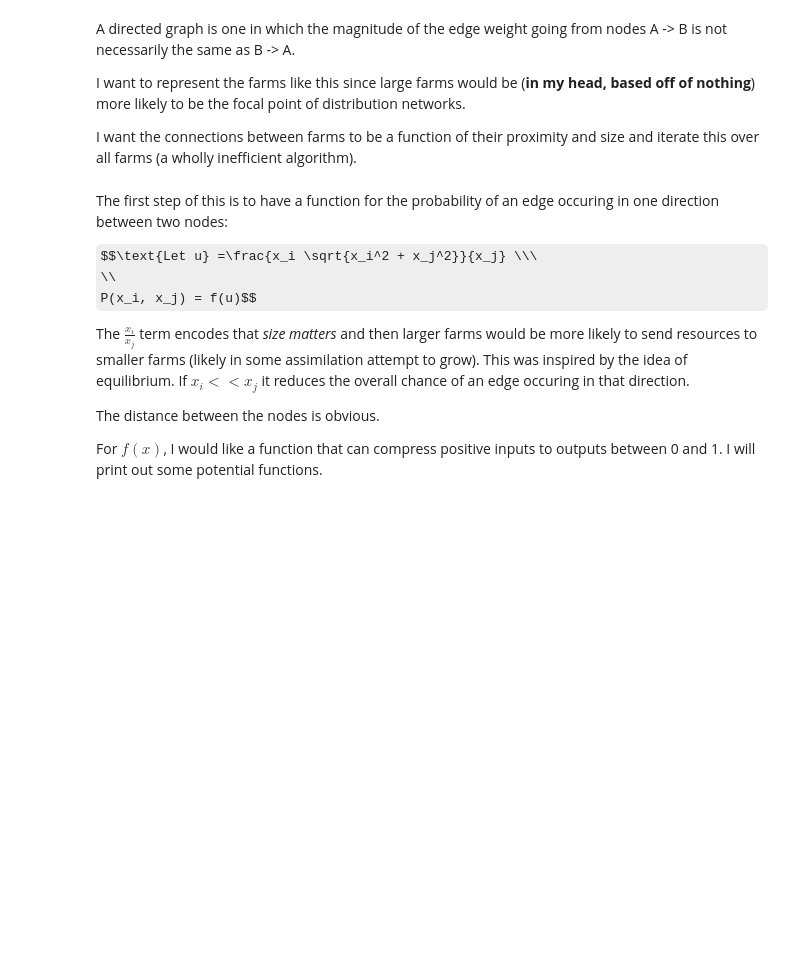
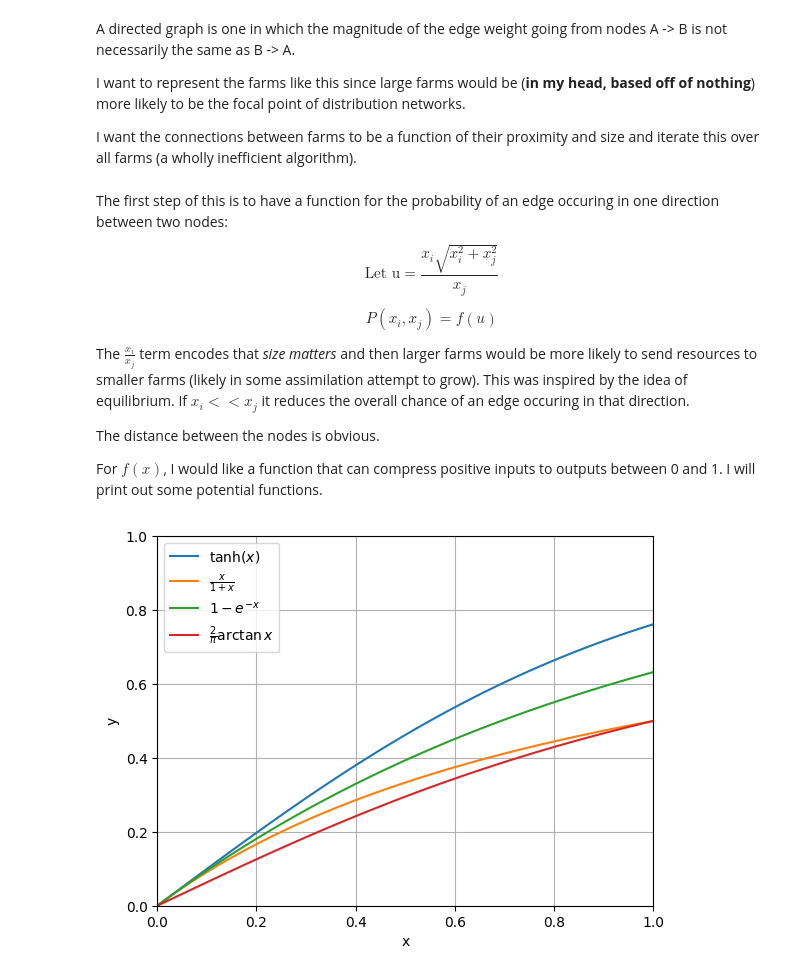
Before and after one commit to r-okotie179/projectTantalus, a Jupyter notebook: synthetic_disease_outbreak.ipynb, the cells around one changed output. Cells and saved outputs as stored; diff of their text form; code cells hidden in the pictures; some formulas as TeX source; blank space fills up the shorter version.

```diff
--- a/synthetic_disease_outbreak.ipynb
+++ b/synthetic_disease_outbreak.ipynb
@@ -86,15 +86,45 @@ I want the connections between farms to be a function of their proximity and siz
 # %% [markdown]
 The first step of this is to have a function for the probability of an edge occuring in one direction between two nodes:
 
-$$\text{Let u} =\frac{x_i \sqrt{x_i^2 + x_j^2}}{x_j} \\\
-\\
-P(x_i, x_j) = f(u)$$
+$$\text{Let u} =\frac{x_i \sqrt{x_i^2 + x_j^2}}{x_j}$$
+
+$$P(x_i, x_j) = f(u)$$
 
 The $\frac{x_i}{x_j}$ term encodes that *size matters* and then larger farms would be more likely to send resources to smaller farms (likely in some assimilation attempt to grow). This was inspired by the idea of equilibrium. If $x_i << x_j$ it reduces the overall chance of an edge occuring in that direction.
 
 The distance between the nodes is obvious.
 
 For $f(x)$, I would like a function that can compress positive inputs to outputs between 0 and 1. I will print out some potential functions.
+# %%
+'''
+f(x) contenders:
+tanhx, 2(arctanx)/pi, 1-e^-x, x/(1+x)
+I used Claude to get this list, although it's quite standard
+'''
+z = np.linspace(0, 1, 100)
+tanh = (np.exp(2 * z) - 1)/(np.exp(2 * z) + 1)
+polyn = z/(1+z)
+arctan = (2/np.pi) * np.arctan(z)
+exp = 1 - np.exp(-z)
+
+plt.plot(z, tanh, label=r'$\tanh(x)$')
+plt.plot(z, polyn, label=r'$\frac{x}{1+x}$')
+plt.plot(z, exp, label=r'$1-e^{-x}$')
+plt.plot(z, arctan, label=r'$\frac{2}{\pi}\arctan{x}$')
+
+
+plt.ylim(0,1)
+plt.xlim(0,1)
+#plt.axis('equal')
+
+plt.xlabel('x')
+plt.ylabel('y')
+
+plt.grid()
+plt.legend()
+plt.show()
+# %% [output]
+[figure, added]
 # %%
 '''
 The probability that an infected edge will pass onto one of its neighbours
```
